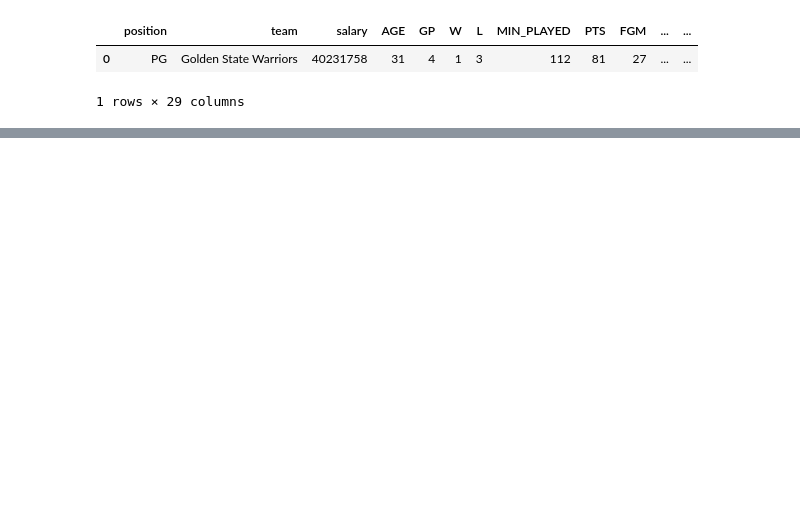
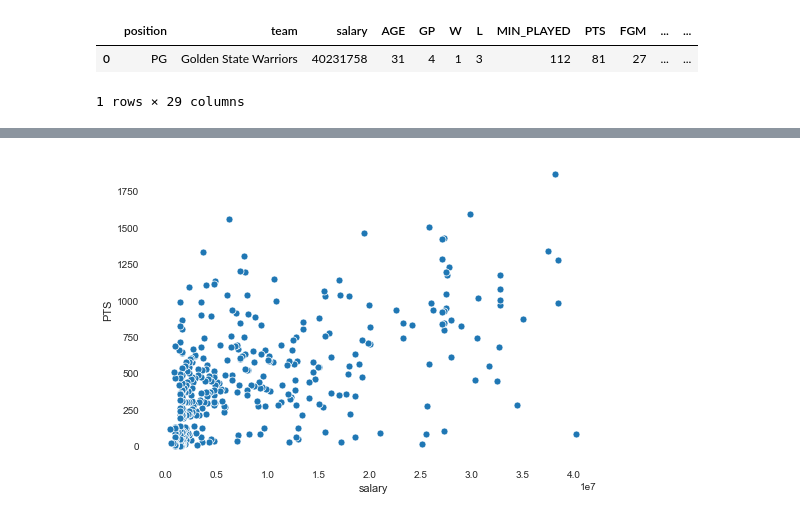
Before and after one commit to jacobpad/jacobpad.github.io, a Jupyter notebook: data/U2_Project_NBA.ipynb, the cells around one changed output, grey strips where cells are left out. Cells and saved outputs as stored; diff of their text form; code cells hidden in the pictures; blank space fills up the shorter version.

```diff
--- a/data/U2_Project_NBA.ipynb
+++ b/data/U2_Project_NBA.ipynb
@@ -215,0 +282,5 @@ df['x_3PA'] = df.x_3PA.astype(int)
+# %%
+# Salary & PTS
+sns.scatterplot(df['salary'],df['PTS']);
+# %% [output]
+[figure, added]
```
Also changed, not shown: parts of 38 cells of this notebook.
